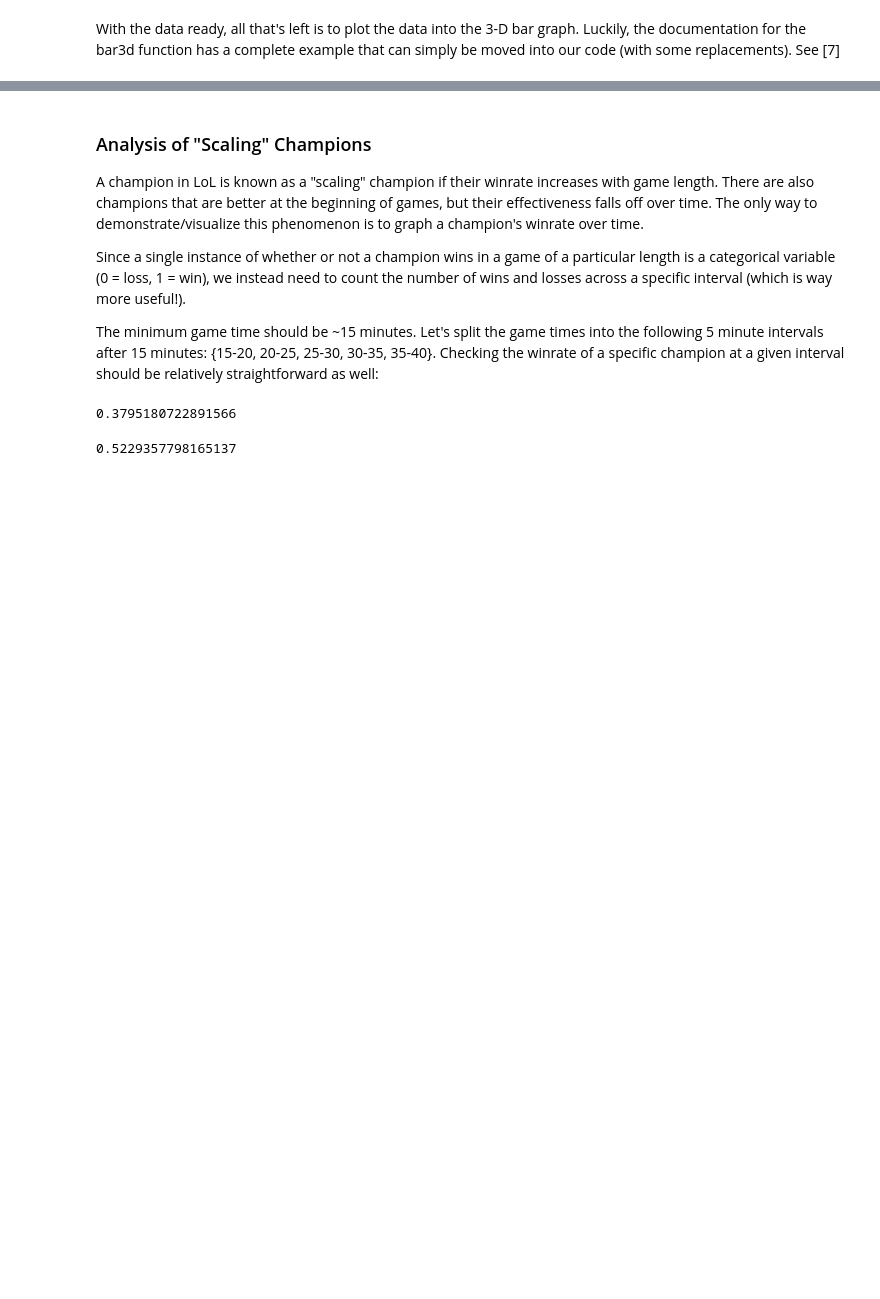
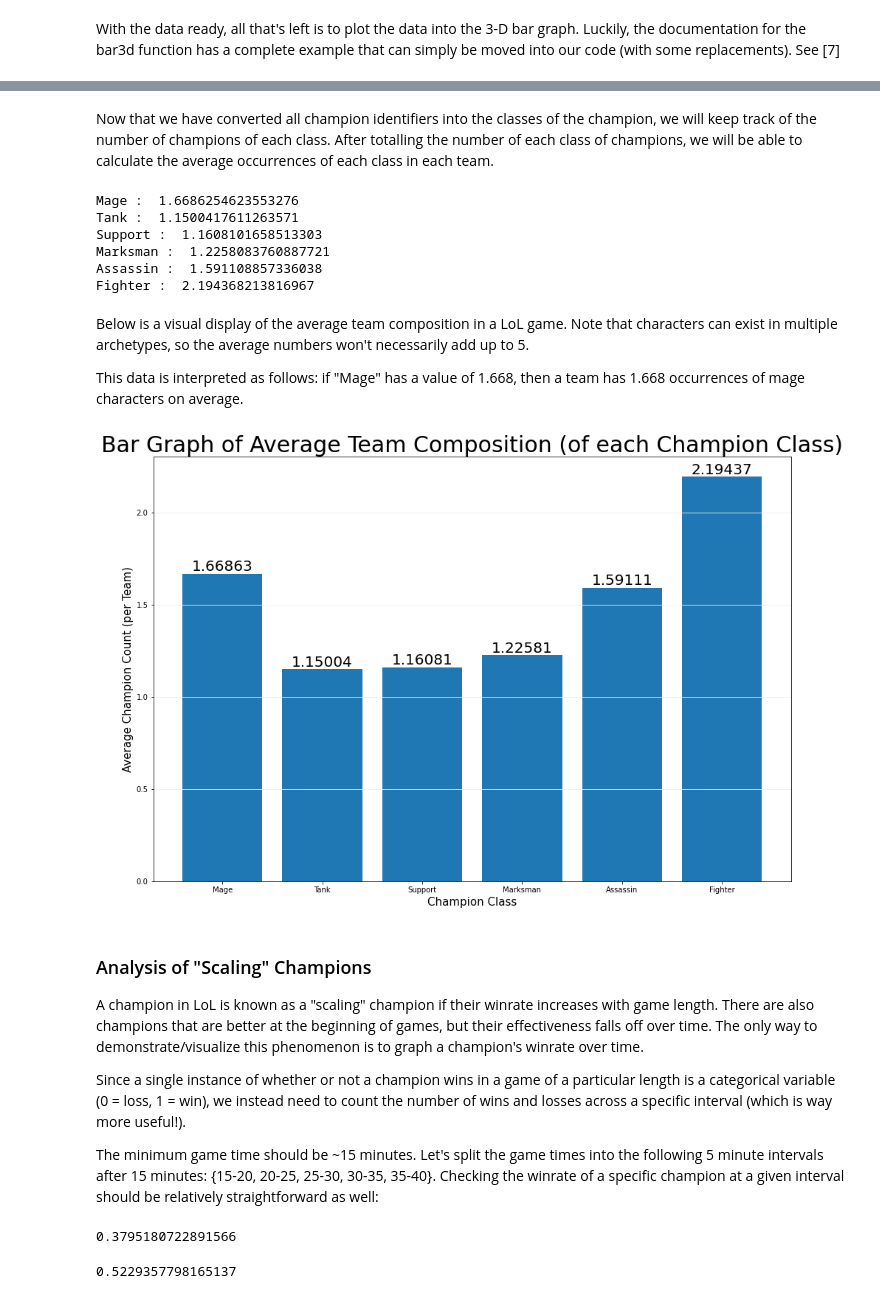
Before and after one commit to aj-sarama/blue-team, a Jupyter notebook: FinalProject.ipynb, the cells around one changed output, grey strips where cells are left out. Cells and saved outputs as stored; diff of their text form; code cells hidden in the pictures; blank space fills up the shorter version.

```diff
--- a/FinalProject.ipynb
+++ b/FinalProject.ipynb
@@ -405,3 +471,57 @@ plt.show()
+# %% [markdown]
+Now that we have converted all champion identifiers into the classes of the champion, we will keep track of the number of champions of each class. After totalling the number of each class of champions, we will be able to calculate the average occurrences of each class in each team.
+# %%
+import numpy as np
+
+classes_count = {} # this dictionary will be a dictionary mapping the amount of champions to each class the champion falls under
+
+# this for loop will iterate through each game
+for i, game in games_classes.iterrows():
+    # this for loop will iterate through each column (should be only the classes of two teams' champions)
+    for champion in game:
+        # this for loop will iterate through each class of each champion
+        for champion_class in champion:
+            if champion_class in classes_count:
+                classes_count[champion_class] += 1
+            else:
+                classes_count[champion_class] = 1
+
+class_avgs = {} # this dictionary will be a dictionary mapping the average amount of each class in each team
+for champion_class, class_sum in classes_count.items():
+    class_avg = class_sum/(2 * (len(games_classes))) # two teams for each game
+    class_avgs[champion_class] = class_avg
+    print(champion_class, ': ', class_avg)
+# %% [output]
+Mage :  1.6686254623553276
+Tank :  1.1500417611263571
+Support :  1.1608101658513303
+Marksman :  1.2258083760887721
+Assassin :  1.591108857336038
+Fighter :  2.194368213816967
+# %% [markdown]
+Below is a visual display of the average team composition in a LoL game. Note that characters can exist in multiple archetypes, so the average numbers won't necessarily add up to 5.
+
+This data is interpreted as follows: if "Mage" has a value of 1.668, then a team has 1.668 occurrences of mage characters on average.
+# %%
+import matplotlib.pyplot as plt
+team_comp_fig = plt.figure()
+ax = team_comp_fig.add_axes([0,0,1,1])
+champion_class = class_avgs.keys()
+class_avg = class_avgs.values()
+bars = ax.bar(champion_class,class_avg)
+
+# configurations for the bar graph
+ax.bar_label(bars, fontsize= 20)
+plt.title("Bar Graph of Average Team Composition (of each Champion Class)", fontsize=30)
+plt.xlabel('Champion Class', fontsize=15)
+plt.ylabel('Average Champion Count (per Team)', fontsize=15)
+# plt.legend(title='TeamIDs',title_fontsize=15,loc='center left', bbox_to_anchor=(1.01, 0.5))
+team_comp_fig.set_figwidth(12)
+team_comp_fig.set_figheight(8)
+ax.yaxis.grid(True, color='#EEEEEE')
+plt.show()
+# %% [output]
+[figure, added]
 # %% [markdown]
 ### Analysis of "Scaling" Champions
 
```
Also changed, not shown: parts of 24 cells of this notebook, 1 other file.
